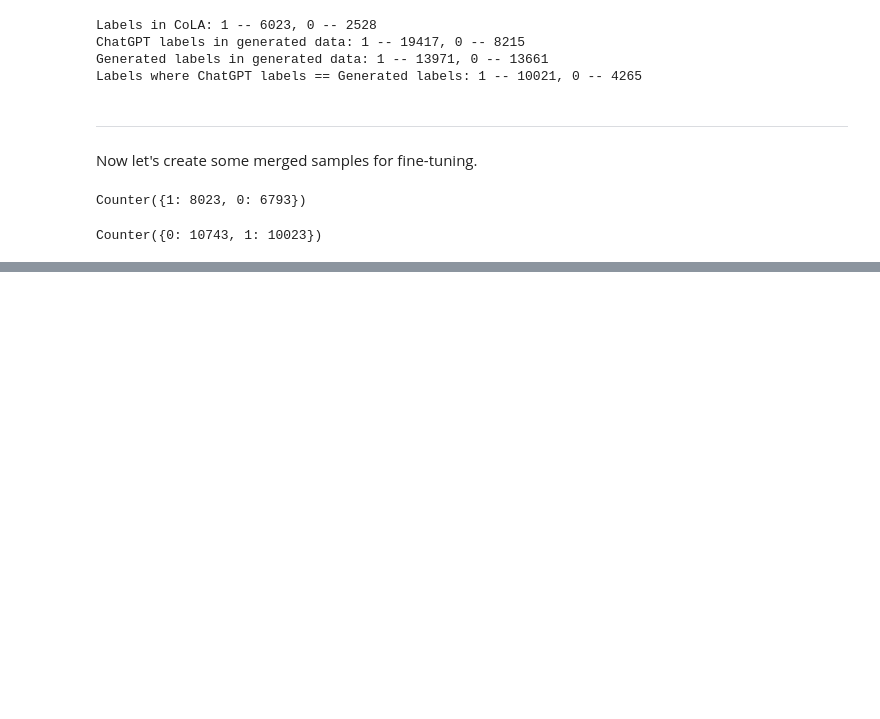
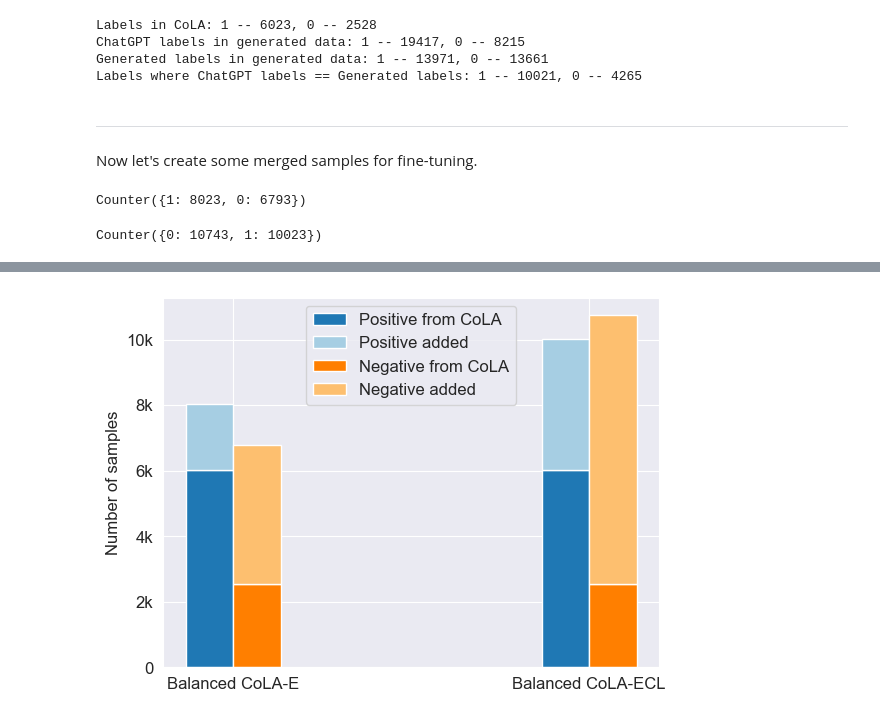
Before and after one commit to grenlayk/ELECTRAScore, a Jupyter notebook: electra_tuning/chatgpt_scoring.ipynb, the cells around one changed output, grey strips where cells are left out. Saved outputs shown, nothing was run; the diff lists cells and outputs as text; code cells hidden in the pictures; blank space fills up the shorter version.

```diff
--- a/electra_tuning/chatgpt_scoring.ipynb
+++ b/electra_tuning/chatgpt_scoring.ipynb
@@ -90,7 +90,7 @@ CoLA prompt accuracy: 0.833
 After experimenting with prompt it's time to add ChatGPT score to generated data.
 # %%
 # load generated dataset
-df_gen = pd.read_csv('data/train_parsed.csv')
+df_gen = pd.read_csv('data/generated_data.csv')
 df_gen.head(3)
 # %% [output]
 |  | text | label | id |
@@ -184,16 +184,16 @@ Counter({1: 8023, 0: 6793})
 # (If generated label did not match ChatGPT label, we changed label)
 # We added all negative samples and 4k of positive ones, to make data more balanced
 ones_to_add = 4000
-df_gen_chatgpt = pd.read_csv('data/train_parsed_chatgpt_labels.csv')
+df_gen_chatgpt = pd.read_csv('data/generated_cola_ecl.csv')
 df_gen_chatgpt_sample = pd.concat(
     [
         df_gen_chatgpt[df_gen_chatgpt['label'] == 0],
         df_gen_chatgpt[df_gen_chatgpt['label'] == 1][:ones_to_add]
     ]).reset_index(drop=True)
 
-df_merged = pd.concat([df_gen_chatgpt_sample, df_cola]).reset_index(drop=True)
-df_merged.to_csv(f'data/train_cola_plus_chatgpt_labels(4000-1).csv', index=False)
+df_merged_chatgpt = pd.concat([df_gen_chatgpt_sample, df_cola]).reset_index(drop=True)
+df_merged_chatgpt.to_csv(f'data/cola_ecl_balanced.csv', index=False)
 
-print(Counter(df_merged['label']))
+print(Counter(df_merged_chatgpt['label']))
 # %% [output]
 Counter({0: 10743, 1: 10023})
@@ -199,0 +232,51 @@ Counter({0: 10743, 1: 10023})
+# %%
+datasets = [df_merged, df_merged, df_merged_chatgpt, df_merged_chatgpt]
+labels = [1, 0, 1, 0]
+
+count_cola = [Counter(df_cola['label'])[idx] for idx in labels]
+added_data = [Counter(datasets[i]['label'])[labels[i]] - count_cola[i] for i in range(4)]
+
+# Example data
+data = {
+    'Category': ['Balanced CoLA-E', 'Balaced CoLA-ECL'],
+    'Positive from CoLA': [count_cola[0], count_cola[2]],
+    'Positive added': [added_data[0], added_data[2]],
+    'Negative from CoLA': [count_cola[1], count_cola[3]],
+    'Negative added': [added_data[1], added_data[3]]
+}
+
+df = pd.DataFrame(data)
+
+# Define the categories and column pairs
+categories = ['Balanced CoLA-E', 'Balanced CoLA-ECL']
+column_pairs = [('Positive from CoLA', 'Positive added'), ('Negative from CoLA', 'Negative added')]
+
+# Calculate the width of each bar
+bar_width = 0.05
+index = np.arange(len(categories))
+
+palette = sns.color_palette("Paired")
+colors = [[palette[1], palette[0]], [palette[7], palette[6]]]
+
+# Plotting the stacked bar plot
+fig, ax = plt.subplots()
+for i, pair in enumerate(column_pairs):
+    bars = ax.bar(index + (i * bar_width) - index / 1.6, df[pair[0]], bar_width, label=pair[0], color=colors[i][0])
+    bars = ax.bar(index + (i * bar_width)- index / 1.6, df[pair[1]], bar_width, bottom=df[pair[0]], label=pair[1], color=colors[i][1])
+
+# Set the x-axis tick labels
+ax.set_xticks((index + bar_width / 2) - index / 1.6)
+ax.set_xticklabels(categories)
+ax.set_ylabel('Number of samples')
+ax.set_yticks([0, 2000, 4000, 6000, 8000, 10000])
+ax.set_yticklabels(["0", "2k", "4k", "6k", "8k", "10k"])
+
+# Add a legend
+ax.legend(loc=9)
+
+plt.show()
+
+fig = ax.get_figure()
+fig.savefig('data/data_balance_stacked.png', dpi=300)
+# %% [output]
+[figure, added]
```
Also changed, not shown: parts of 12 cells of this notebook, 1 other file.
